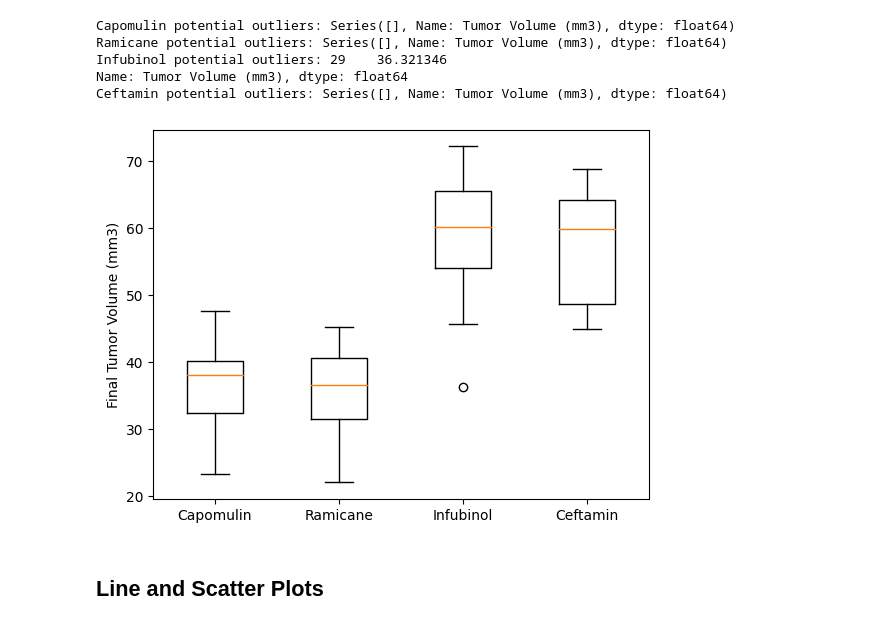
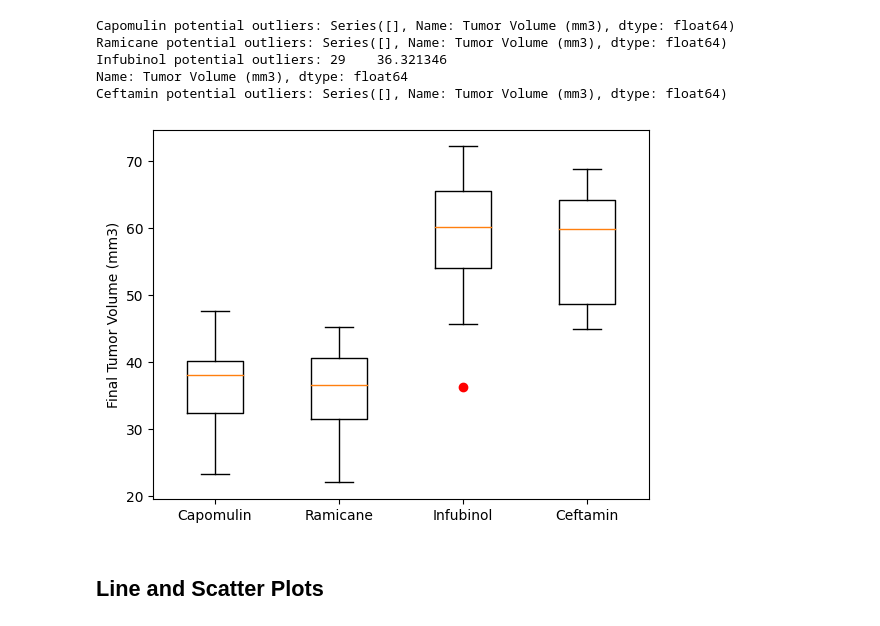
Before and after one commit to Mariomtz0713/matplotlib_challenge, a Jupyter notebook: Pymaceuticals/pymaceuticals_starter - Copy.ipynb, the cells around one changed output. Saved outputs shown, nothing was run; the diff lists cells and outputs as text; code cells hidden in the pictures.

```diff
--- a/Pymaceuticals/pymaceuticals_starter - Copy.ipynb
+++ b/Pymaceuticals/pymaceuticals_starter - Copy.ipynb
@@ -160,5 +162,6 @@ maxTimepoint = complete_data_clean.groupby('Mouse ID')['Timepoint'].max()
 
 # Merge this group df with the original DataFrame to get the tumor volume at the last timepoint
 maxTimepoint_df = pd.merge(complete_data_clean, maxTimepoint, on=('Mouse ID', 'Timepoint'))
-maxTimepoint_df
+maxTimepoint_df = maxTimepoint_df.reset_index()
+maxTimepoint_df.head()
 # %% [output]
@@ -180,11 +176,11 @@ maxTimepoint_df
 treatments = ['Capomulin', 'Ramicane', 'Infubinol', 'Ceftamin']
 
 # Create empty list to fill with tumor vol data (for plotting)
-final_tumor_vol = [maxTimepoint_df.loc[maxTimepoint_df['Drug Regimen'] == drug_name]['Tumor Volume (mm3)'] for drug_name in treatments]
+maxTimepoint_tumor_volume_4treatments = [maxTimepoint_df.loc[maxTimepoint_df['Drug Regimen'] == drug_name]['Tumor Volume (mm3)'] for drug_name in treatments]
 
 # Calculate the IQR and quantitatively determine if there are any potential outliers.
-lower_bounds = []
-upper_bounds = []
+tumor_volume_lower_bounds = []
+tumor_volume_upper_bounds = []
 for drug_name in treatments:
     x = maxTimepoint_df.loc[maxTimepoint_df['Drug Regimen'] == drug_name]
     quartiles = x['Tumor Volume (mm3)'].quantile([.25,.5,.75])
@@ -194,8 +190,8 @@ for drug_name in treatments:
     lower_bound = lowerq - (1.5*iqr)
     upper_bound = upperq + (1.5*iqr)
 
-    lower_bounds.append(lower_bound)
-    upper_bounds.append(upper_bound)
+    tumor_volume_lower_bounds.append(lower_bound)
+    tumor_volume_upper_bounds.append(upper_bound)
 
     # Locate the rows which contain mice on each drug and get the tumor volumes
 
@@ -209,7 +205,7 @@ for drug_name in treatments:
 i = 0
 for drug_name in treatments:
     x = maxTimepoint_df.loc[maxTimepoint_df['Drug Regimen'] == drug_name]
-    outliers = x.loc[(x['Tumor Volume (mm3)'] < lower_bounds[i]) | (x['Tumor Volume (mm3)'] > upper_bounds[i])]['Tumor Volume (mm3)']
+    outliers = x.loc[(x['Tumor Volume (mm3)'] < tumor_volume_lower_bounds[i]) | (x['Tumor Volume (mm3)'] > tumor_volume_upper_bounds[i])]['Tumor Volume (mm3)']
     print(f'{drug_name} potential outliers: {outliers}')
     i += 1
 # %% [output]
@@ -221,11 +217,11 @@ Ceftamin potential outliers: Series([], Name: Tumor Volume (mm3), dtype: float64
 # %%
 # Generate a box plot that shows the distrubution of the tumor volume for each treatment group.
 fig1, ax1= plt.subplots()
 ax1.set_ylabel('Final Tumor Volume (mm3)')
-ax1.boxplot(final_tumor_vol, labels = treatments)
+ax1.boxplot(maxTimepoint_tumor_volume_4treatments, labels = treatments, sym= 'r')
 plt.show()
 # %% [output]
-[figure, old version]
+[figure, new version]
 # %% [markdown]
 ## Line and Scatter Plots
 # %%
```
Also changed, not shown: parts of 9 cells of this notebook, 1 other file.
